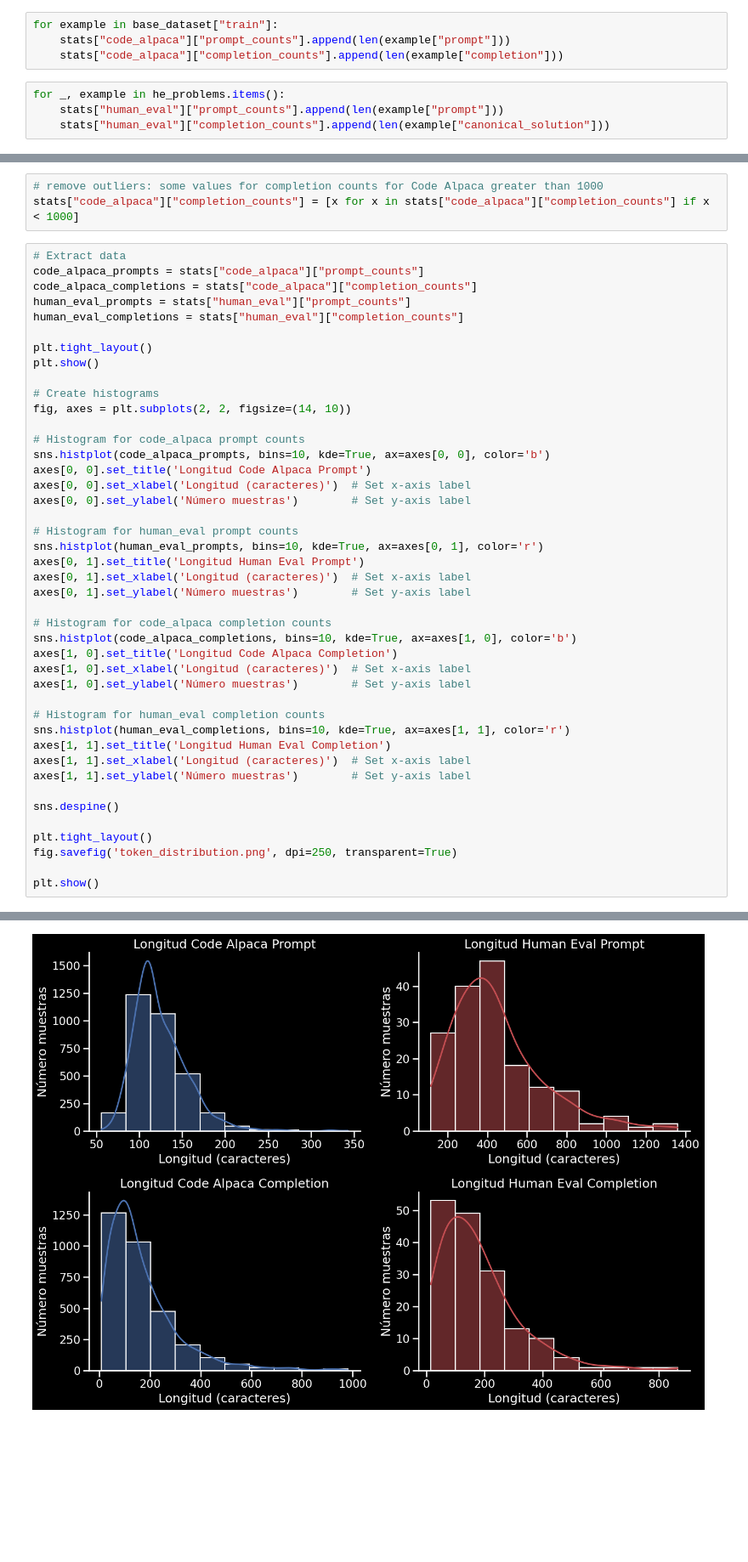
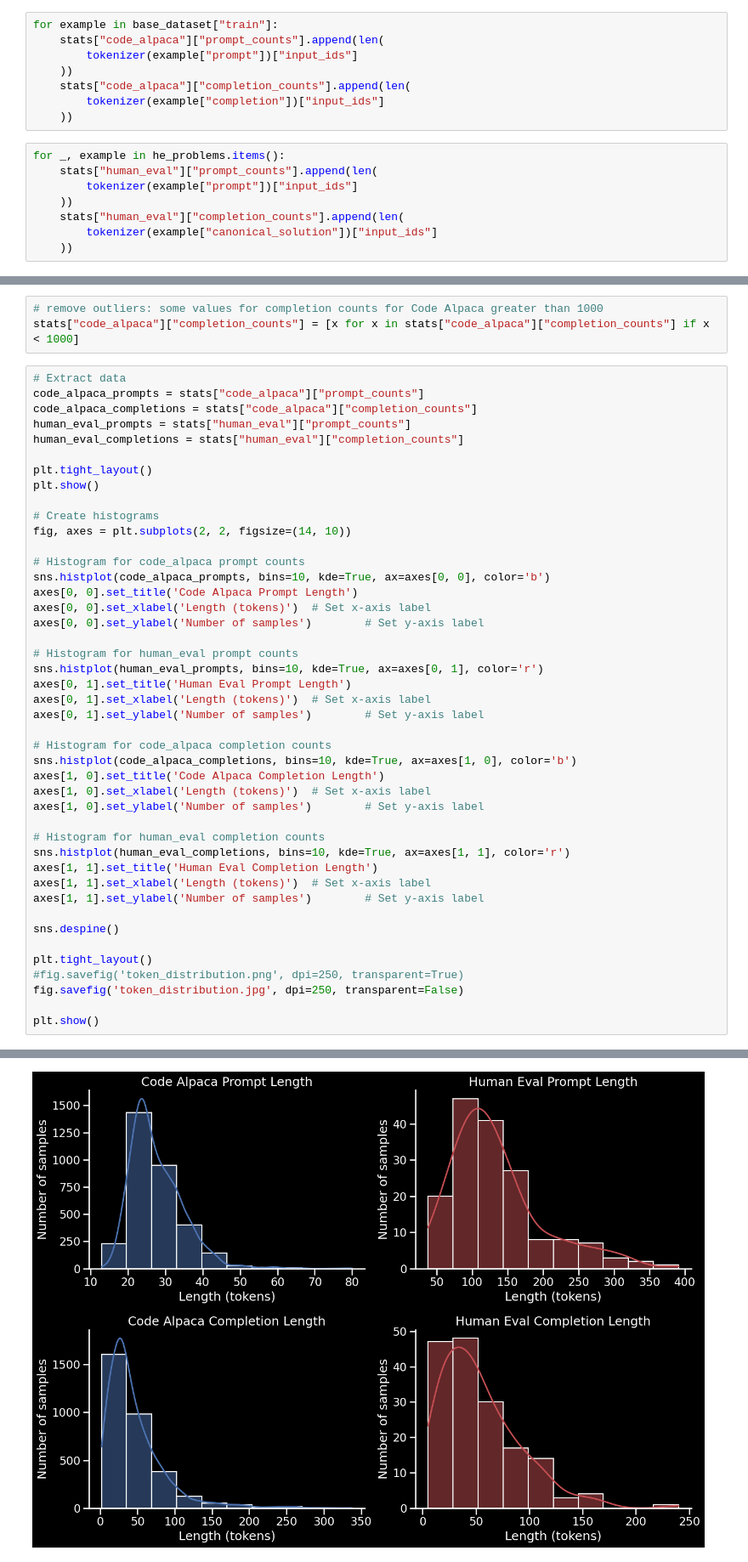
Before and after one commit to MarioProjects/cody, a Jupyter notebook: notebooks/eda.ipynb, the cells around one changed output, grey strips where cells are left out. Shown at 85% size. Drawn from its saved outputs; the diff is of its cells as text; blank space fills up the shorter version.

```diff
--- a/notebooks/eda.ipynb
+++ b/notebooks/eda.ipynb
@@ -68,12 +75,20 @@ stats = {
 }
 # %%
 for example in base_dataset["train"]:
-    stats["code_alpaca"]["prompt_counts"].append(len(example["prompt"]))
-    stats["code_alpaca"]["completion_counts"].append(len(example["completion"]))
+    stats["code_alpaca"]["prompt_counts"].append(len(
+        tokenizer(example["prompt"])["input_ids"]
+    ))
+    stats["code_alpaca"]["completion_counts"].append(len(
+        tokenizer(example["completion"])["input_ids"]
+    ))
 # %%
 for _, example in he_problems.items():
-    stats["human_eval"]["prompt_counts"].append(len(example["prompt"]))
-    stats["human_eval"]["completion_counts"].append(len(example["canonical_solution"]))
+    stats["human_eval"]["prompt_counts"].append(len(
+        tokenizer(example["prompt"])["input_ids"]
+    ))
+    stats["human_eval"]["completion_counts"].append(len(
+        tokenizer(example["canonical_solution"])["input_ids"]
+    ))
 # %% [markdown]
 # Plot the histograms
 # %%
@@ -94,44 +109,45 @@ stats["code_alpaca"]["completion_counts"] = [x for x in stats["code_alpaca"]["co
 code_alpaca_prompts = stats["code_alpaca"]["prompt_counts"]
 code_alpaca_completions = stats["code_alpaca"]["completion_counts"]
 human_eval_prompts = stats["human_eval"]["prompt_counts"]
 human_eval_completions = stats["human_eval"]["completion_counts"]
 
 plt.tight_layout()
 plt.show()
 
 # Create histograms
 fig, axes = plt.subplots(2, 2, figsize=(14, 10))
 
 # Histogram for code_alpaca prompt counts
 sns.histplot(code_alpaca_prompts, bins=10, kde=True, ax=axes[0, 0], color='b')
-axes[0, 0].set_title('Longitud Code Alpaca Prompt')
-axes[0, 0].set_xlabel('Longitud (caracteres)')  # Set x-axis label
-axes[0, 0].set_ylabel('Número muestras')        # Set y-axis label
+axes[0, 0].set_title('Code Alpaca Prompt Length')
+axes[0, 0].set_xlabel('Length (tokens)')  # Set x-axis label
+axes[0, 0].set_ylabel('Number of samples')        # Set y-axis label
 
 # Histogram for human_eval prompt counts
 sns.histplot(human_eval_prompts, bins=10, kde=True, ax=axes[0, 1], color='r')
-axes[0, 1].set_title('Longitud Human Eval Prompt')
-axes[0, 1].set_xlabel('Longitud (caracteres)')  # Set x-axis label
-axes[0, 1].set_ylabel('Número muestras')        # Set y-axis label
+axes[0, 1].set_title('Human Eval Prompt Length')
+axes[0, 1].set_xlabel('Length (tokens)')  # Set x-axis label
+axes[0, 1].set_ylabel('Number of samples')        # Set y-axis label
 
 # Histogram for code_alpaca completion counts
 sns.histplot(code_alpaca_completions, bins=10, kde=True, ax=axes[1, 0], color='b')
-axes[1, 0].set_title('Longitud Code Alpaca Completion')
-axes[1, 0].set_xlabel('Longitud (caracteres)')  # Set x-axis label
-axes[1, 0].set_ylabel('Número muestras')        # Set y-axis label
+axes[1, 0].set_title('Code Alpaca Completion Length')
+axes[1, 0].set_xlabel('Length (tokens)')  # Set x-axis label
+axes[1, 0].set_ylabel('Number of samples')        # Set y-axis label
 
 # Histogram for human_eval completion counts
 sns.histplot(human_eval_completions, bins=10, kde=True, ax=axes[1, 1], color='r')
-axes[1, 1].set_title('Longitud Human Eval Completion')
-axes[1, 1].set_xlabel('Longitud (caracteres)')  # Set x-axis label
-axes[1, 1].set_ylabel('Número muestras')        # Set y-axis label
+axes[1, 1].set_title('Human Eval Completion Length')
+axes[1, 1].set_xlabel('Length (tokens)')  # Set x-axis label
+axes[1, 1].set_ylabel('Number of samples')        # Set y-axis label
 
 sns.despine()
 
 plt.tight_layout()
-fig.savefig('token_distribution.png', dpi=250, transparent=True)
+#fig.savefig('token_distribution.png', dpi=250, transparent=True)
+fig.savefig('token_distribution.jpg', dpi=250, transparent=False)
 
 plt.show()
 # %% [output]
 <Figure size 640x480 with 0 Axes>
-[figure, old version]
+[figure, new version]
```
Also changed, not shown: parts of 1 cell of this notebook, 2 other files.
